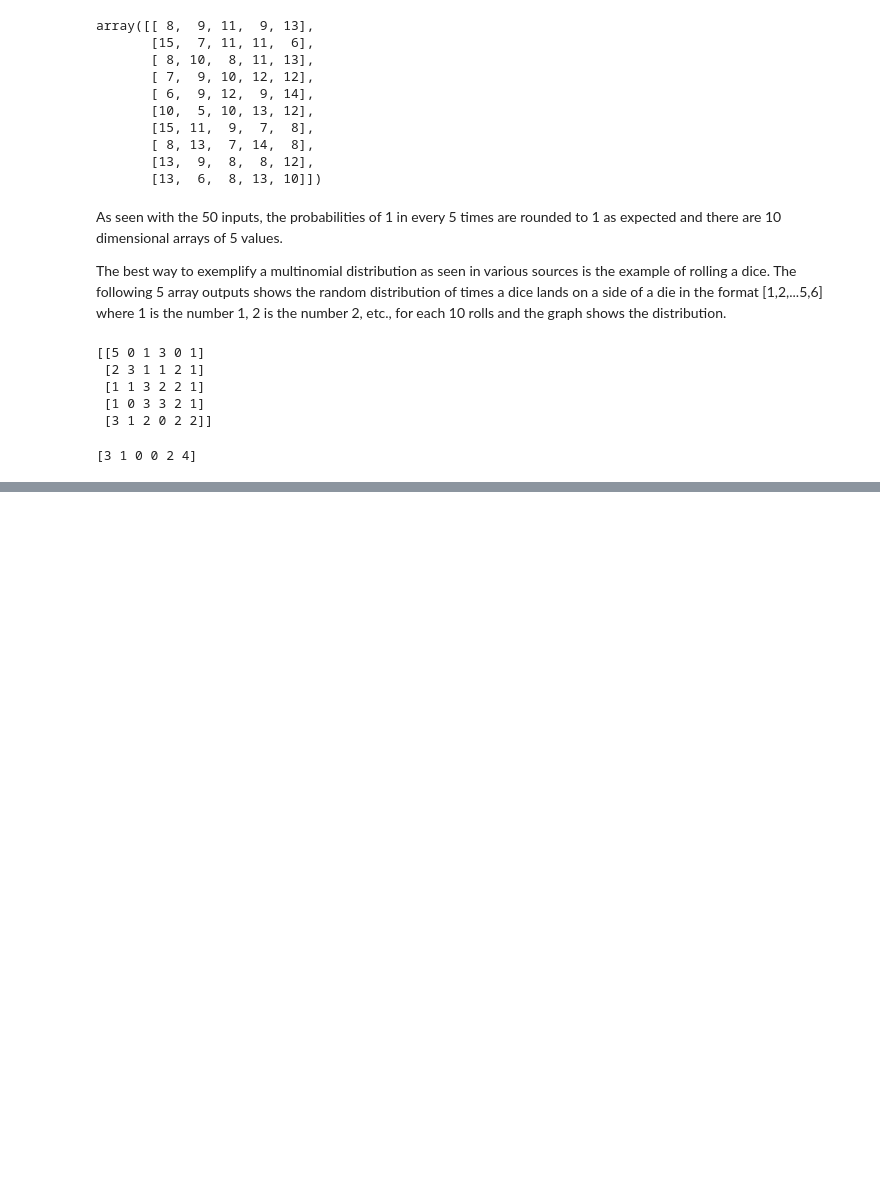
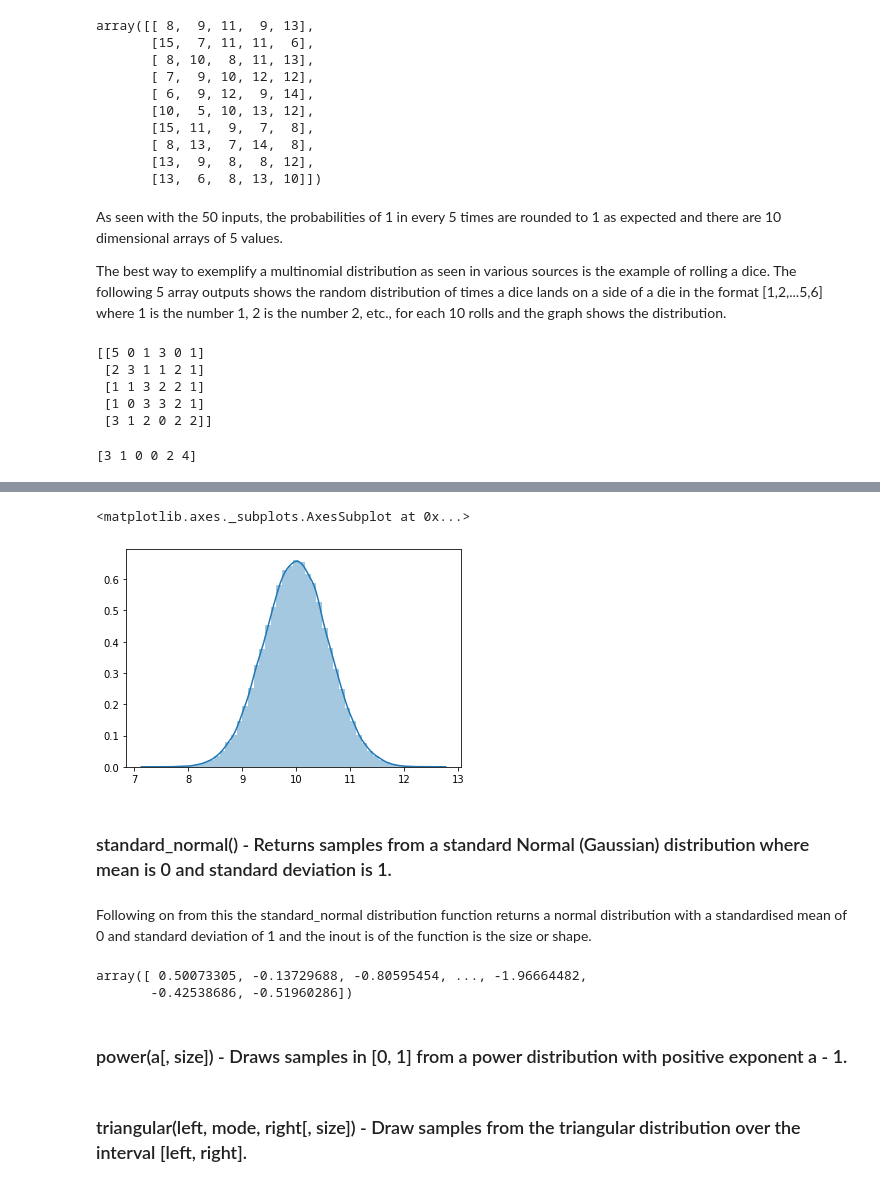
Before and after one commit to garycunningham89/progdataanalysis, a Jupyter notebook: Programming for Data Analysis Assignment.ipynb, the cells around one changed output, grey strips where cells are left out. Cells and saved outputs as stored; diff of their text form; code cells hidden in the pictures; blank space fills up the shorter version.

```diff
--- a/Programming for Data Analysis Assignment.ipynb
+++ b/Programming for Data Analysis Assignment.ipynb
@@ -447,0 +507,20 @@ print(loadeddice)
+# %%
+import seaborn as sns
+normexample4 = np.random.normal(10, 0.60, 100000)
+sns.distplot(normexample4)
+# %% [output]
+<matplotlib.axes._subplots.AxesSubplot at 0x...>
+[figure, added]
+# %% [markdown]
+### standard_normal() - Returns samples from a standard Normal (Gaussian) distribution where mean is 0 and  standard deviation is 1.
+# %% [markdown]
+Following on from this the standard_normal distribution function returns a normal distribution with a standardised mean of 0 and standard deviation of 1 and the inout is of the function is the size or shape.
+# %%
+np.random.standard_normal(99999999)
+# %% [output]
+array([ 0.50073305, -0.13729688, -0.80595454, ..., -1.96664482,
+       -0.42538686, -0.51960286])
+# %% [markdown]
+### power(a[, size]) - Draws samples in [0, 1] from a power distribution with positive exponent a - 1.
+# %% [markdown]
+### triangular(left, mode, right[, size]) - Draw samples from the triangular distribution over the interval [left, right].
```
Also changed, not shown: parts of 31 cells of this notebook.
